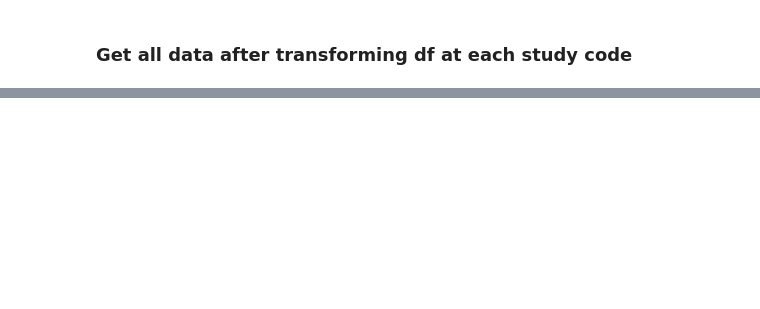
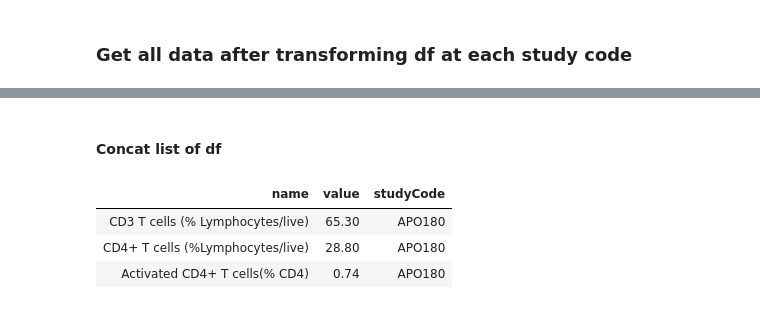
Before and after one commit to tuantla80/R-Shiny-Apps, a Jupyter notebook: R_Examples/mongolite.ipynb, the cells around one changed output, grey strips where cells are left out. Saved outputs shown, nothing was run; the diff lists cells and outputs as text; code cells hidden in the pictures; blank space fills up the shorter version.

```diff
--- a/R_Examples/mongolite.ipynb
+++ b/R_Examples/mongolite.ipynb
@@ -95,0 +206,2 @@ class(df)
+# %%
+study_codes = c("CPI515", "CPI464", "APO180", "NotExisted")  # c("APO180", "CPI515", "NotExisted")
@@ -485,0 +274,25 @@ names(df1) = gsub(" ", "", names(df1))
+# %%
+filter_trans_df <- function(study_code, df){
+    # Input
+    # df: dataframe getting from search_individuals()
+    # study_code: a study code.
+    #   Eg. study_code <- "CPI515"
+    # Output: a dataframe after filter and transform
+
+    if (dim(df)[1] == 0){ # Empty dataframe
+        return(df)
+    }
+    df_filter <- df %>%
+                filter(individualCode == study_code) %>%
+                transform_df()
+    return (df_filter)
+}
+
+study_codes=c("CPI515", "CPI464", "NotExisted")
+df_filter <- filter_trans_df(study_codes[1], df)
+head(df_filter, 2)
+tail(df_filter, 2)
+# head(df_filter, 3)
+# tail(df_filter, 3)
+# dim(df_filter)
+# dim(df)
@@ -485,0 +306,18 @@ names(df1) = gsub(" ", "", names(df1))
+# %% [markdown]
+#### Concat list of df
+# %%
+study_codes <- unique(df$individualCode) # Get study code from df getting from DB
+
+concat_df <- function(study_codes, df){
+    list_dfs <- lapply(study_codes, filter_trans_df, df)
+    df_concat <- bind_rows(list_dfs)
+    return (df_concat)
+}
+
+df_concat <- concat_df(study_codes, df)
+head(df_concat, 3)
+# %% [output]
+| name | value | studyCode |
+| CD3 T cells (% Lymphocytes/live) | 65.30 | APO180 |
+| CD4+ T cells (%Lymphocytes/live) | 28.80 | APO180 |
+| Activated CD4+ T cells(% CD4) | 0.74 | APO180 |
```
Also changed, not shown: parts of 69 cells of this notebook.
